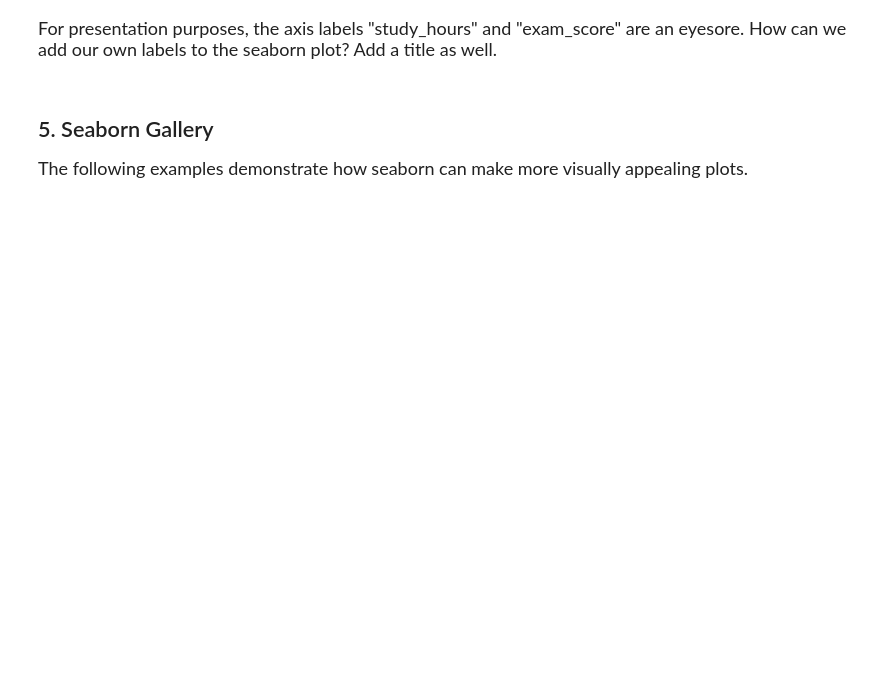
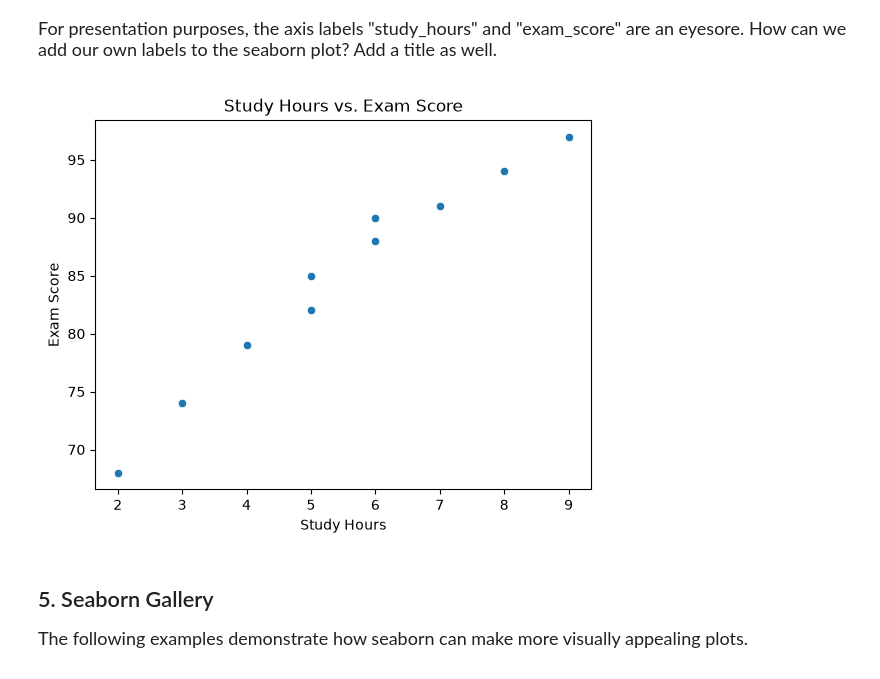
Before and after one commit to maanavg8/datasci185fall2026, a Jupyter notebook: Lab_02/lab02.ipynb, the cells around one changed output. Saved outputs shown, nothing was run; the diff lists cells and outputs as text; code cells hidden in the pictures; blank space fills up the shorter version.

```diff
--- a/Lab_02/lab02.ipynb
+++ b/Lab_02/lab02.ipynb
@@ -183,10 +280,15 @@ For presentation purposes, the axis labels "study_hours" and "exam_score" are an
 # %%
 sns.scatterplot(x = pandas_df["study_hours"], y = pandas_df["exam_score"])
 ### Replace the x-axis and y-axis labels so no underscores are present
 ### Add a title
 
+plt.xlabel("Study Hours")
+plt.ylabel("Exam Score")
+plt.title("Study Hours vs. Exam Score")
 
 plt.show()
+# %% [output]
+[figure, added]
 # %% [markdown]
 ## 5. Seaborn Gallery
 
```
Also changed, not shown: parts of 16 cells of this notebook, 1 other file.
